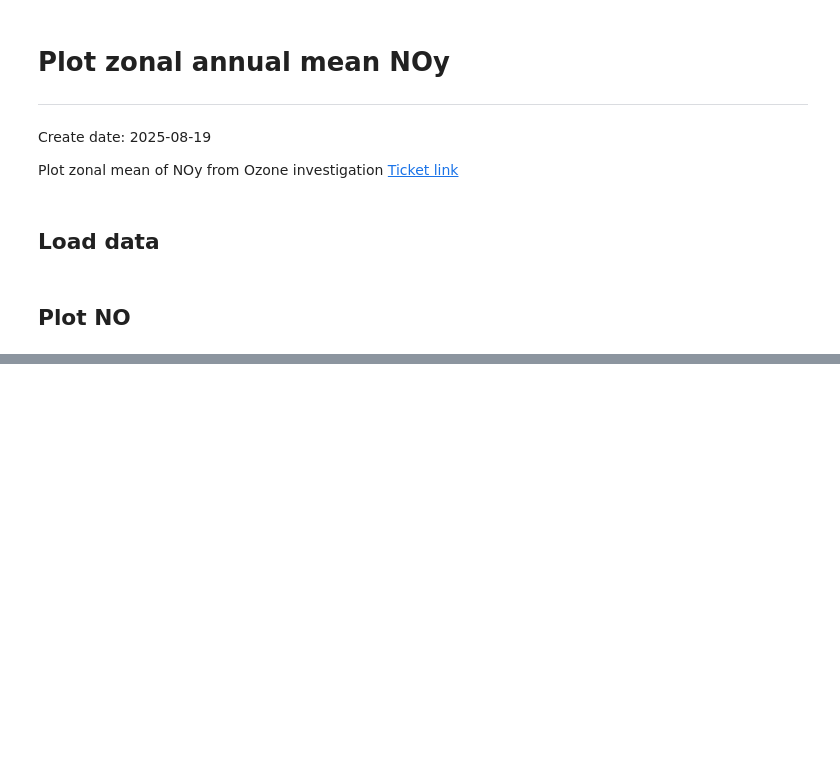
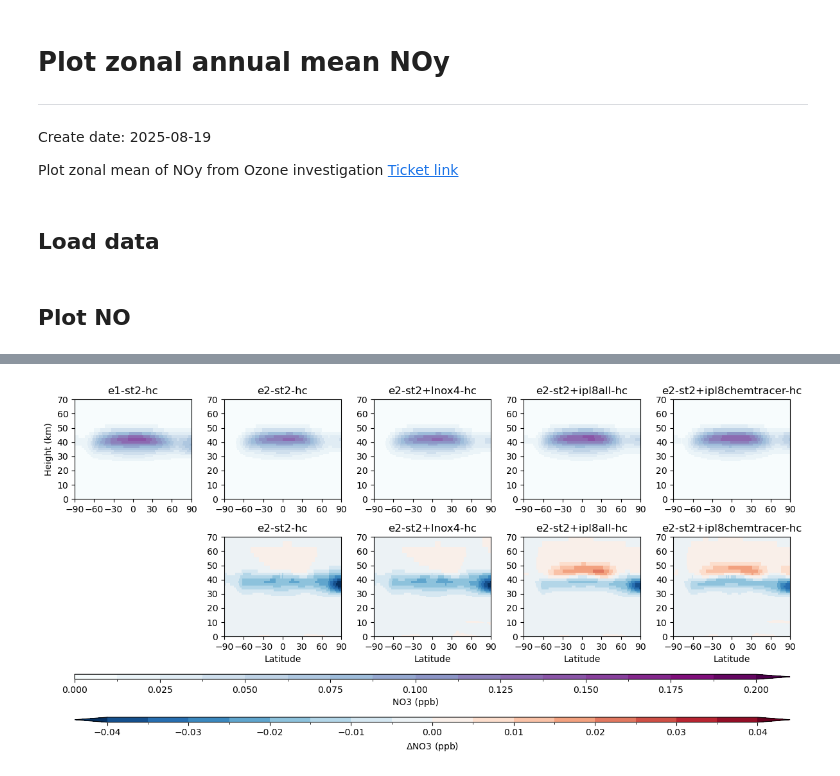
Before and after one commit to vichawans/group_python, a Jupyter notebook: informal/vs480/01_NOy-plot-zonal.ipynb, the cells around one changed output, grey strips where cells are left out. Cells and saved outputs as stored; diff of their text form; code cells hidden in the pictures; blank space fills up the shorter version.

```diff
--- a/informal/vs480/01_NOy-plot-zonal.ipynb
+++ b/informal/vs480/01_NOy-plot-zonal.ipynb
@@ -409,0 +321,9 @@ fig.tight_layout()
+# %%
+fig, ax = plot_zonal_mean(
+    zonal_mean_ppb=zonal_mean_ppb,
+    species="no3",
+    vmax=0.2,
+    diff_vmax=0.04,
+)
+# %% [output]
+[figure, added]
```
Also changed, not shown: parts of 13 cells of this notebook, 2 other files.
